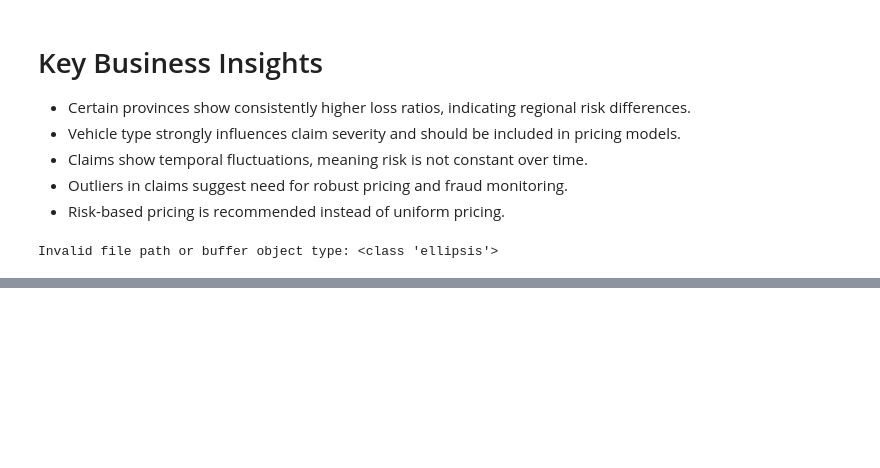
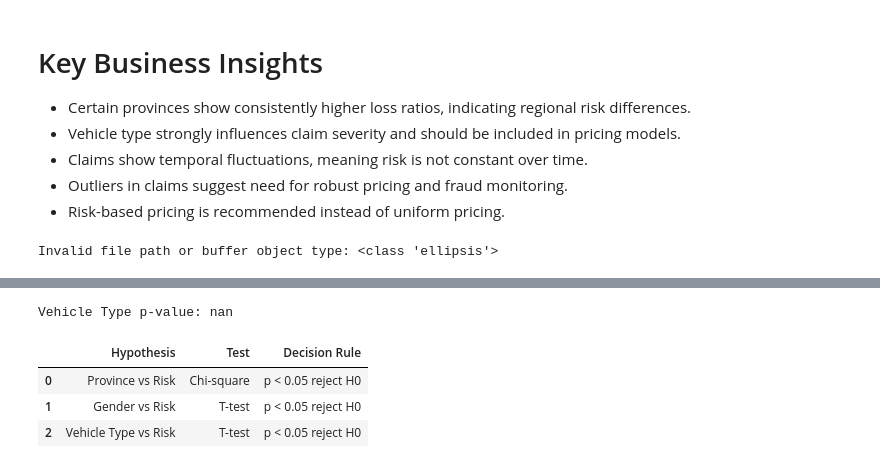
Before and after one commit to Bethabrh/insurance-risk-analytics, a Jupyter notebook: notebooks/01_eda.ipynb, the cells around one changed output, grey strips where cells are left out. Drawn from its saved outputs; the diff is of its cells as text; code cells hidden in the pictures; blank space fills up the shorter version.

```diff
--- a/notebooks/01_eda.ipynb
+++ b/notebooks/01_eda.ipynb
@@ -334,0 +370,34 @@ SyntaxError: invalid syntax (592029976.py, line 1)
+# %%
+g1 = df[df["VehicleType"] == groups.index[0]]["LossRatio"].dropna()
+g2 = df[df["VehicleType"] == groups.index[1]]["LossRatio"].dropna()
+
+t_stat, p = ttest_ind(g1, g2, equal_var=False)
+
+print("Vehicle Type p-value:", p)
+# %% [output]
+Vehicle Type p-value: nan
+# %%
+results = pd.DataFrame({
+    "Hypothesis": [
+        "Province vs Risk",
+        "Gender vs Risk",
+        "Vehicle Type vs Risk"
+    ],
+    "Test": [
+        "Chi-square",
+        "T-test",
+        "T-test"
+    ],
+    "Decision Rule": [
+        "p < 0.05 reject H0",
+        "p < 0.05 reject H0",
+        "p < 0.05 reject H0"
+    ]
+})
+
+results
+# %% [output]
+|  | Hypothesis | Test | Decision Rule |
+| 0 | Province vs Risk | Chi-square | p < 0.05 reject H0 |
+| 1 | Gender vs Risk | T-test | p < 0.05 reject H0 |
+| 2 | Vehicle Type vs Risk | T-test | p < 0.05 reject H0 |
```
Also changed, not shown: parts of 48 cells of this notebook.
